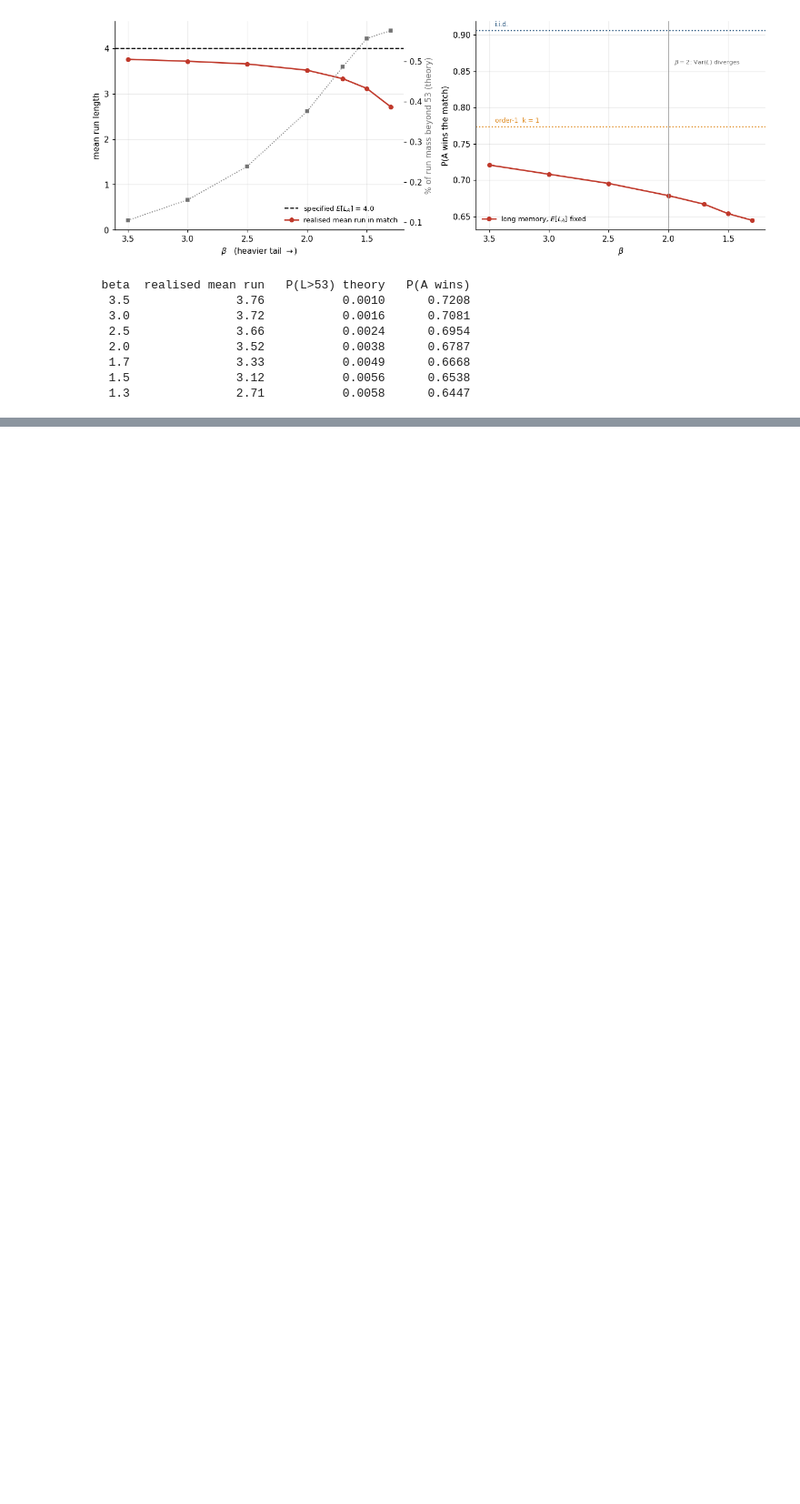
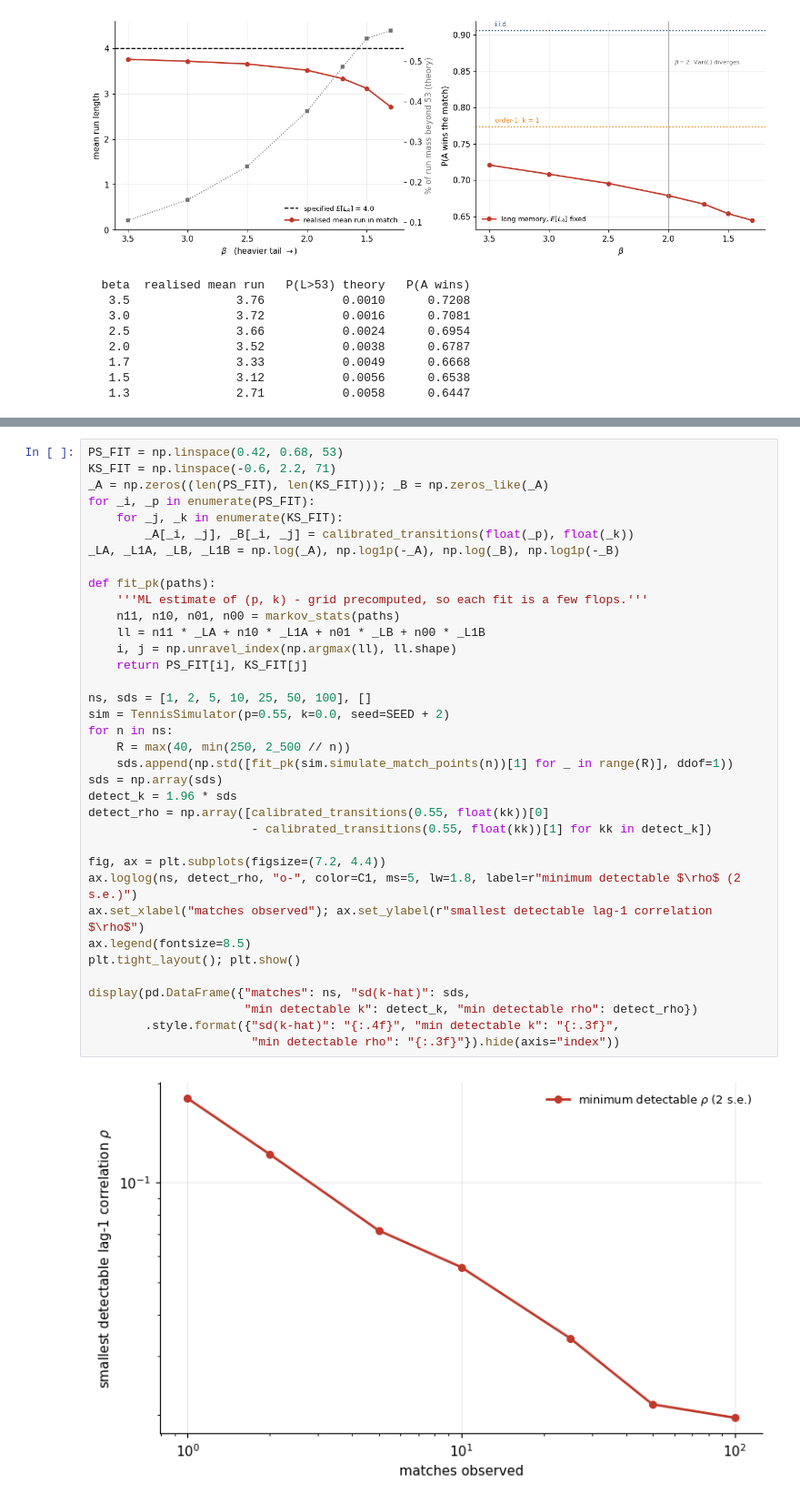
Before and after one commit to MarcoGaloppo/Break-point, a Jupyter notebook: narrative_tennis_lab.ipynb, the cells around one changed output, grey strips where cells are left out. Shown at 91% size. Cells and saved outputs as stored; diff of their text form; blank space fills up the shorter version.

```diff
--- a/narrative_tennis_lab.ipynb
+++ b/narrative_tennis_lab.ipynb
@@ -988,0 +1109,38 @@ the asymptotic regime is a pure fantasy never actually realised.
+# %%
+PS_FIT = np.linspace(0.42, 0.68, 53)
+KS_FIT = np.linspace(-0.6, 2.2, 71)
+_A = np.zeros((len(PS_FIT), len(KS_FIT))); _B = np.zeros_like(_A)
+for _i, _p in enumerate(PS_FIT):
+    for _j, _k in enumerate(KS_FIT):
+        _A[_i, _j], _B[_i, _j] = calibrated_transitions(float(_p), float(_k))
+_LA, _L1A, _LB, _L1B = np.log(_A), np.log1p(-_A), np.log(_B), np.log1p(-_B)
+
+def fit_pk(paths):
+    '''ML estimate of (p, k) - grid precomputed, so each fit is a few flops.'''
+    n11, n10, n01, n00 = markov_stats(paths)
+    ll = n11 * _LA + n10 * _L1A + n01 * _LB + n00 * _L1B
+    i, j = np.unravel_index(np.argmax(ll), ll.shape)
+    return PS_FIT[i], KS_FIT[j]
+
+ns, sds = [1, 2, 5, 10, 25, 50, 100], []
+sim = TennisSimulator(p=0.55, k=0.0, seed=SEED + 2)
+for n in ns:
+    R = max(40, min(250, 2_500 // n))
+    sds.append(np.std([fit_pk(sim.simulate_match_points(n))[1] for _ in range(R)], ddof=1))
+sds = np.array(sds)
+detect_k = 1.96 * sds
+detect_rho = np.array([calibrated_transitions(0.55, float(kk))[0]
+                       - calibrated_transitions(0.55, float(kk))[1] for kk in detect_k])
+
+fig, ax = plt.subplots(figsize=(7.2, 4.4))
+ax.loglog(ns, detect_rho, "o-", color=C1, ms=5, lw=1.8, label=r"minimum detectable $\rho$ (2 s.e.)")
+ax.set_xlabel("matches observed"); ax.set_ylabel(r"smallest detectable lag-1 correlation $\rho$")
+ax.legend(fontsize=8.5)
+plt.tight_layout(); plt.show()
+
+display(pd.DataFrame({"matches": ns, "sd(k-hat)": sds,
+                      "min detectable k": detect_k, "min detectable rho": detect_rho})
+        .style.format({"sd(k-hat)": "{:.4f}", "min detectable k": "{:.3f}",
+                       "min detectable rho": "{:.3f}"}).hide(axis="index"))
+# %% [output]
+[figure, added]
```
Also changed, not shown: parts of 19 cells of this notebook, 3 other files.
